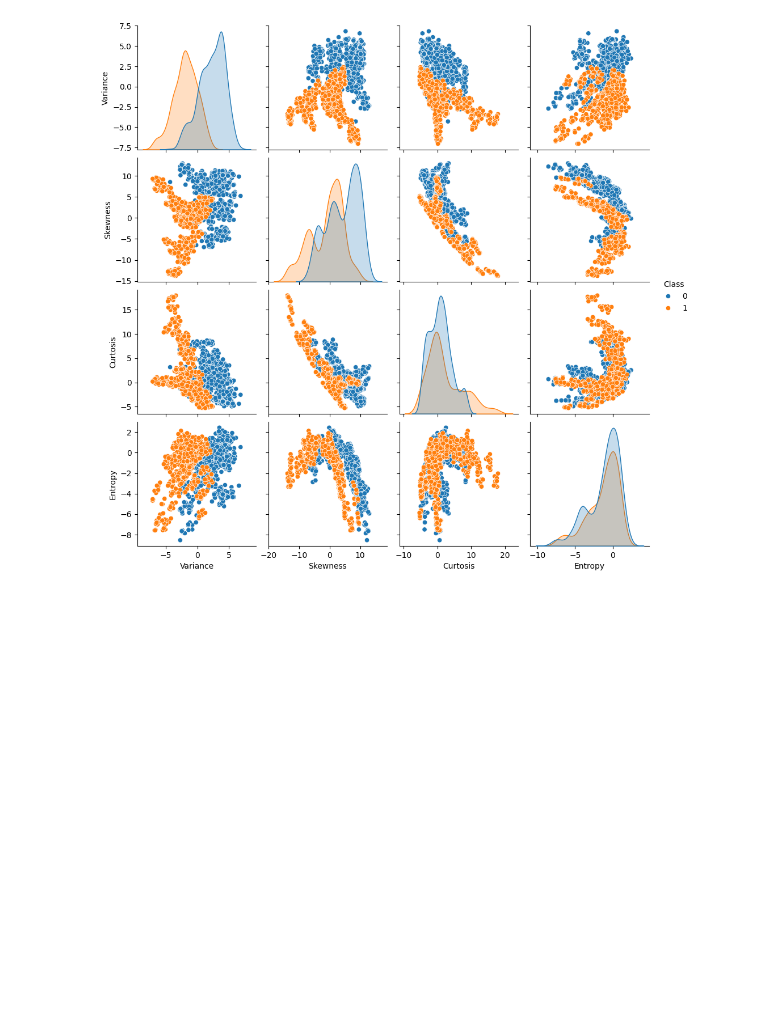
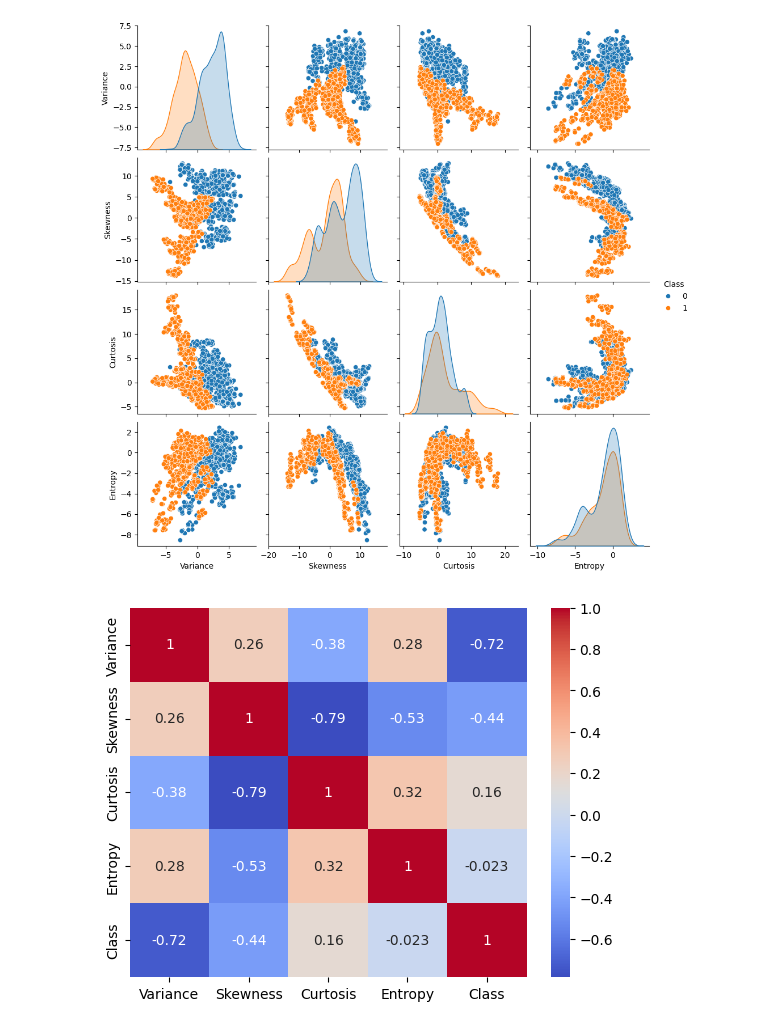
Before and after one commit to AdityaThakare72/Ajeenkya_DYP_Jan2026, a Jupyter notebook: Day9/Random_Forest_Jan19.ipynb, the cells around one changed output. Saved outputs shown, nothing was run; the diff lists cells and outputs as text; code cells hidden in the pictures; blank space fills up the shorter version.

```diff
--- a/Day9/Random_Forest_Jan19.ipynb
+++ b/Day9/Random_Forest_Jan19.ipynb
@@ -36,3 +36,8 @@ dtype: int64
 sns.pairplot(df, hue='Class');
 # %% [output]
 [figure]
+# %%
+corr = df.corr()
+sns.heatmap(corr, annot=True, cmap='coolwarm');
+# %% [output]
+[figure, added]
```
Also changed, not shown: parts of 20 cells of this notebook, 1 other file.
